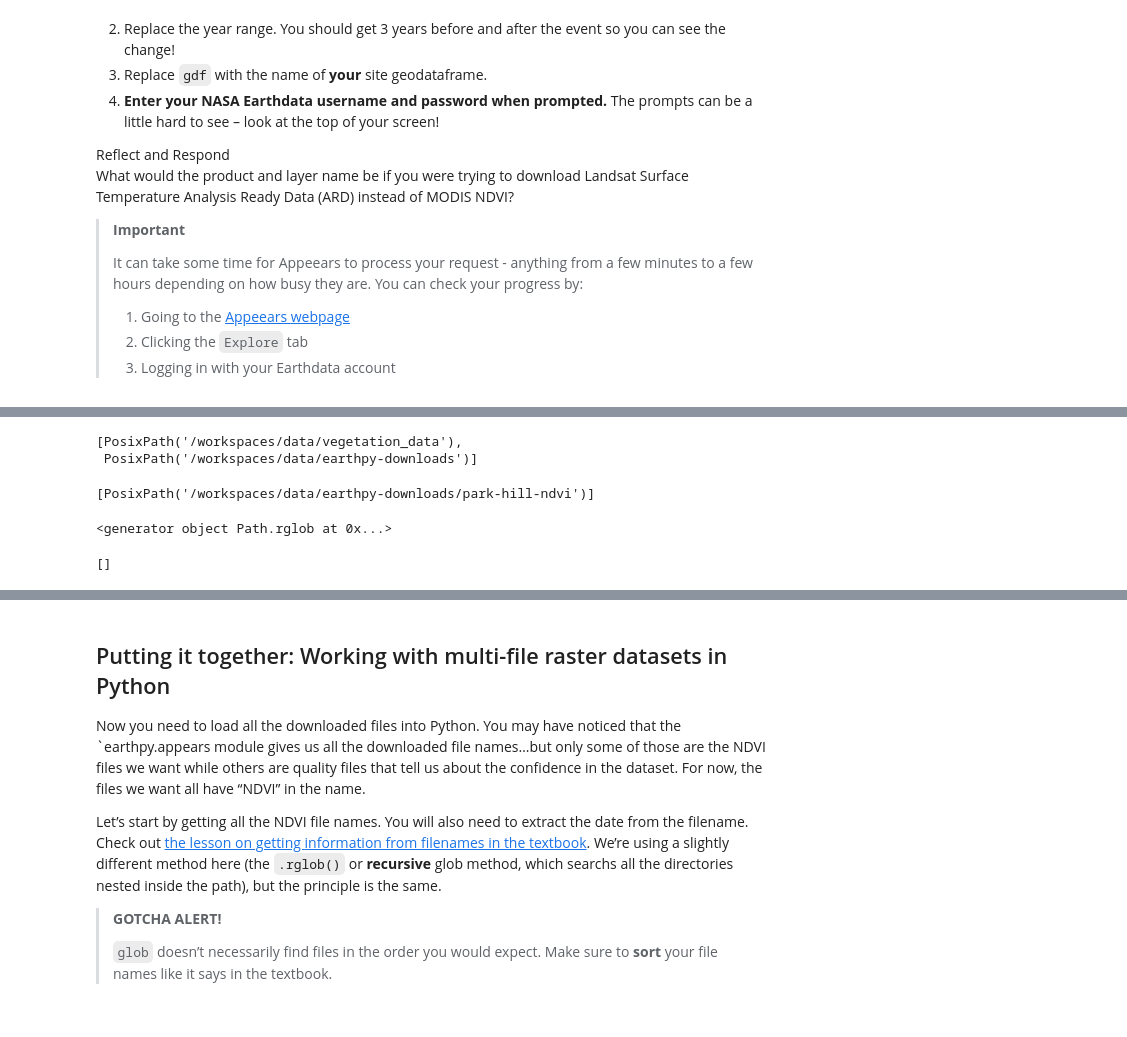
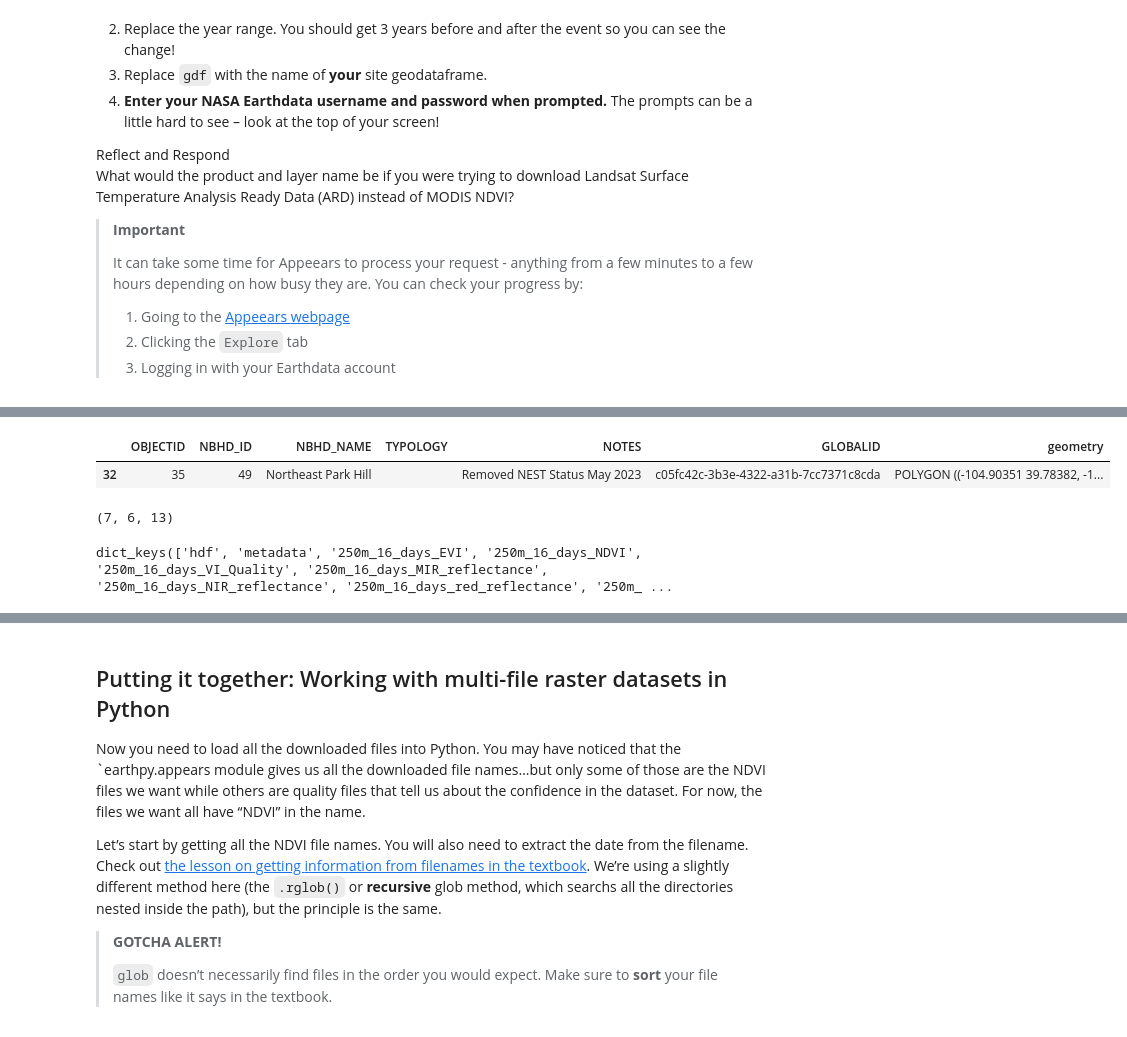
Before and after one commit to saratabatabaie/Park-Hill-NDVI, a Jupyter notebook: notebooks/vegetation-92-download-ndvi.ipynb, the cells around one changed output, grey strips where cells are left out. Drawn from its saved outputs; the diff is of its cells as text; code cells hidden in the pictures.

Commit message:
TIFF NDVI

```diff
--- a/notebooks/vegetation-92-download-ndvi.ipynb
+++ b/notebooks/vegetation-92-download-ndvi.ipynb
@@ -143,29 +86,0 @@ len(list(ndvi_downloader.download_dir.rglob('*.tif')))
-# %%
-list(ndvi_downloader.download_dir.parent.parent.iterdir())
-# %% [output]
-[PosixPath('/workspaces/data/vegetation_data'),
- PosixPath('/workspaces/data/earthpy-downloads')]
-# %%
-from pathlib import Path
-list(Path('/workspaces/data/earthpy-downloads').iterdir())
-# %% [output]
-[PosixPath('/workspaces/data/earthpy-downloads/park-hill-ndvi')]
-# %%
-# Initialize AppeearsDownloader for MODIS NDVI data
-ndvi_downloader = eaapp.AppeearsDownloader(
-    download_key=download_key,
-    product='MOD13Q1.061',
-    layer='_250m_16_days_NDVI',
-    start_date='06-01',
-    end_date='09-01',
-    recurring=True,
-    year_range=[start_year, end_year],
-    polygon=boundary_gdf
-)
-ndvi_downloader.download_files(cache=True)
-# %% [output]
-<generator object Path.rglob at 0x...>
-# %%
-list(project.project_dir.rglob('*'))
-# %% [output]
-[]
@@ -171,0 +93,30 @@ list(project.project_dir.rglob('*'))
+# %%
+%store -r boundary_gdf
+boundary_gdf
+# %% [output]
+|  | OBJECTID | NBHD_ID | NBHD_NAME | TYPOLOGY | NOTES | GLOBALID | geometry |
+| 32 | 35 | 49 | Northeast Park Hill |  | Removed NEST Status May 2023 | c05fc42c-3b3e-4322-a31b-7cc7371c8cda | POLYGON ((-104.90351 39.78382, -1... |
+# %%
+#Search for matching images in both years
+search_2000 = catalog.search(
+    collections=["modis-13Q1-061"],
+    intersects=boundary_gdf.geometry.iloc[0],
+    datetime=f"{start_year}-06-01/{start_year}-09-01"
+)
+items_2000 = list(search_2000.items())
+
+search_2025 = catalog.search(
+    collections=["modis-13Q1-061"],
+    intersects=boundary_gdf.geometry.iloc[0],
+    datetime=f"{end_year}-06-01/{end_year}-09-01"
+)
+items_2025 = list(search_2025.items())
+
+items = items_2000 + items_2025
+len(items_2000), len(items_2025), len(items)
+# %% [output]
+(7, 6, 13)
+# %%
+items[0].assets.keys()
+# %% [output]
+dict_keys(['hdf', 'metadata', '250m_16_days_EVI', '250m_16_days_NDVI', '250m_16_days_VI_Quality', '250m_16_days_MIR_reflectance', '250m_16_days_NIR_reflectance', '250m_16_days_red_reflectance', '250m_ ...
```
Also changed, not shown: parts of 22 cells of this notebook.
